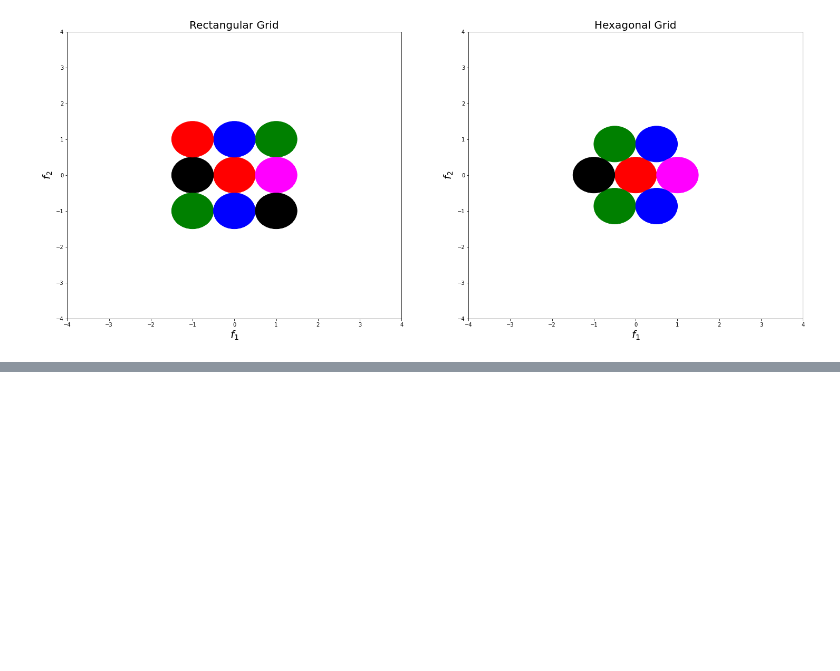
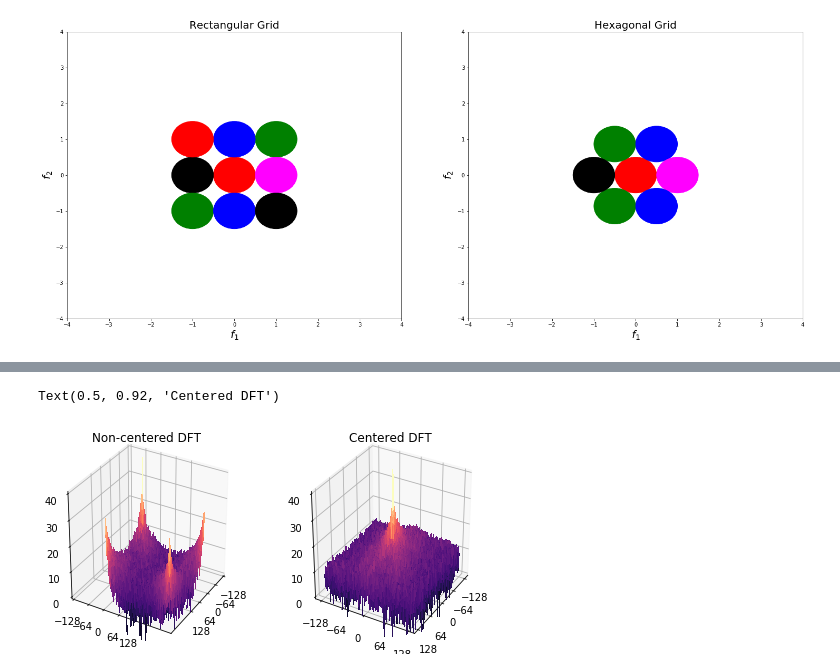
Before and after one commit to kutay-ugurlu/DigitalImageProcessing, a Jupyter notebook: HW1/HW1.ipynb, the cells around one changed output, grey strips where cells are left out. Saved outputs shown, nothing was run; the diff lists cells and outputs as text; code cells hidden in the pictures; blank space fills up the shorter version.

```diff
--- a/HW1/HW1.ipynb
+++ b/HW1/HW1.ipynb
@@ -328,0 +335,23 @@ array([[0, 0, 0, ..., 0, 0, 0],
+# %%
+# Plot the surface.
+fig = plt.figure(figsize=plt.figaspect(.5))
+ax = fig.add_subplot(1, 2, 1, projection='3d')
+surf = ax.plot_surface(X, Y, 10*np.log10(np.abs(fft2(image))),rstride=1,
+    cstride=1, cmap=cm.magma, linewidth=0, antialiased=False)
+ax.set_zlim(0,40)
+ax.view_init(30, 30)
+ax.set_xticks(np.linspace(-128,128,5))
+ax.set_yticks(np.linspace(-128,128,5))
+plt.title("Non-centered DFT")
+
+ax = fig.add_subplot(1, 2, 2, projection='3d')
+surf = ax.plot_surface(X-128, Y-128, 10*np.log10(np.abs(fftshift(fft2(image)))),rstride=1,
+    cstride=1, cmap=cm.magma, linewidth=0, antialiased=False)
+ax.set_zlim(0,40)
+ax.view_init(30, 30)
+ax.set_xticks(np.linspace(-128,128,5))
+ax.set_yticks(np.linspace(-128,128,5))
+plt.title("Centered DFT")
+# %% [output]
+Text(0.5, 0.92, 'Centered DFT')
+[figure, added]
```
Also changed, not shown: parts of 15 cells of this notebook, 1 other file.
